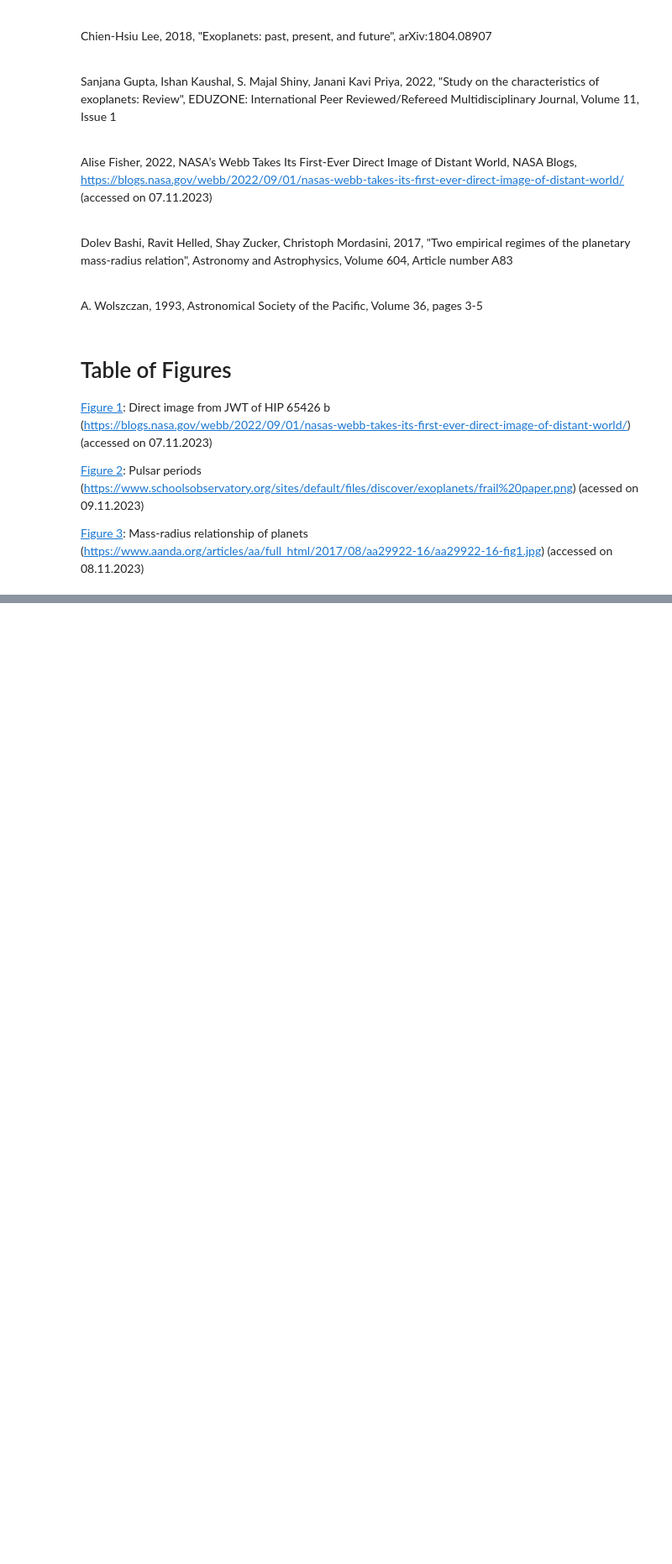
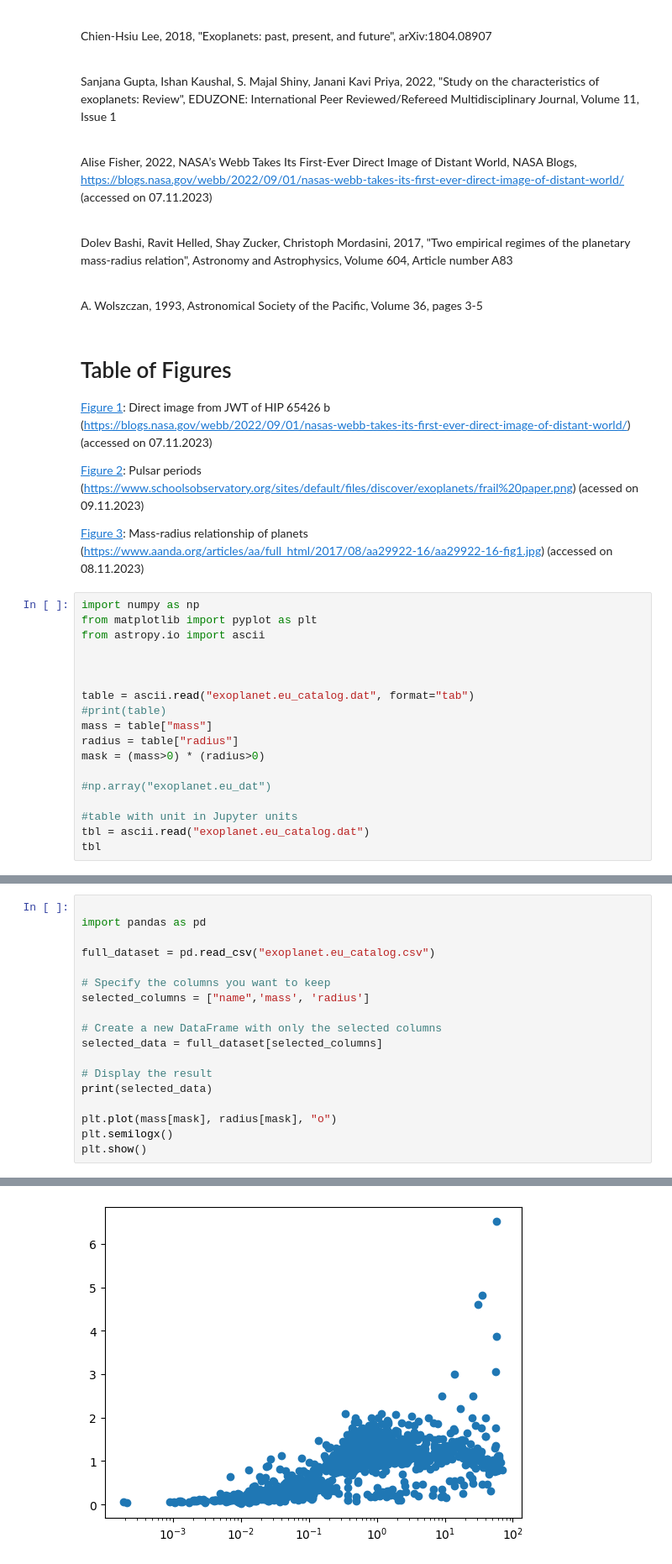
Before and after one commit to samkampitsch/data-and-statistics, a Jupyter notebook: Exoplanets.ipynb, the cells around one changed output, grey strips where cells are left out. Shown at 84% size. Saved outputs shown, nothing was run; the diff lists cells and outputs as text; blank space fills up the shorter version.

Commit message:
data changes

```diff
--- a/Exoplanets.ipynb
+++ b/Exoplanets.ipynb
@@ -165,3 +165,21 @@ A. Wolszczan, 1993, Astronomical Society of the Pacific, Volume 36, pages 3-5
 
 [Figure 3](#killer_figure): Mass-radius relationship of planets<br>
 (https://www.aanda.org/articles/aa/full_html/2017/08/aa29922-16/aa29922-16-fig1.jpg) (accessed on 08.11.2023)<br>
+# %%
+import numpy as np
+from matplotlib import pyplot as plt
+from astropy.io import ascii
+
+
+
+table = ascii.read("exoplanet.eu_catalog.dat", format="tab")
+#print(table)
+mass = table["mass"]
+radius = table["radius"]
+mask = (mass>0) * (radius>0)
+
+#np.array("exoplanet.eu_dat")
+
+#table with unit in Jupyter units
+tbl = ascii.read("exoplanet.eu_catalog.dat")
+tbl
@@ -167,0 +206,19 @@ A. Wolszczan, 1993, Astronomical Society of the Pacific, Volume 36, pages 3-5
+# %%
+
+import pandas as pd
+
+full_dataset = pd.read_csv("exoplanet.eu_catalog.csv")
+
+# Specify the columns you want to keep
+selected_columns = ["name",'mass', 'radius']
+
+# Create a new DataFrame with only the selected columns
+selected_data = full_dataset[selected_columns]
+
+# Display the result
+print(selected_data)
+
+plt.plot(mass[mask], radius[mask], "o")
+plt.semilogx()
+plt.show()
+# %% [output]
@@ -167,0 +239 @@ A. Wolszczan, 1993, Astronomical Society of the Pacific, Volume 36, pages 3-5
+[figure, added]
```
Also changed, not shown: parts of 10 cells of this notebook.
